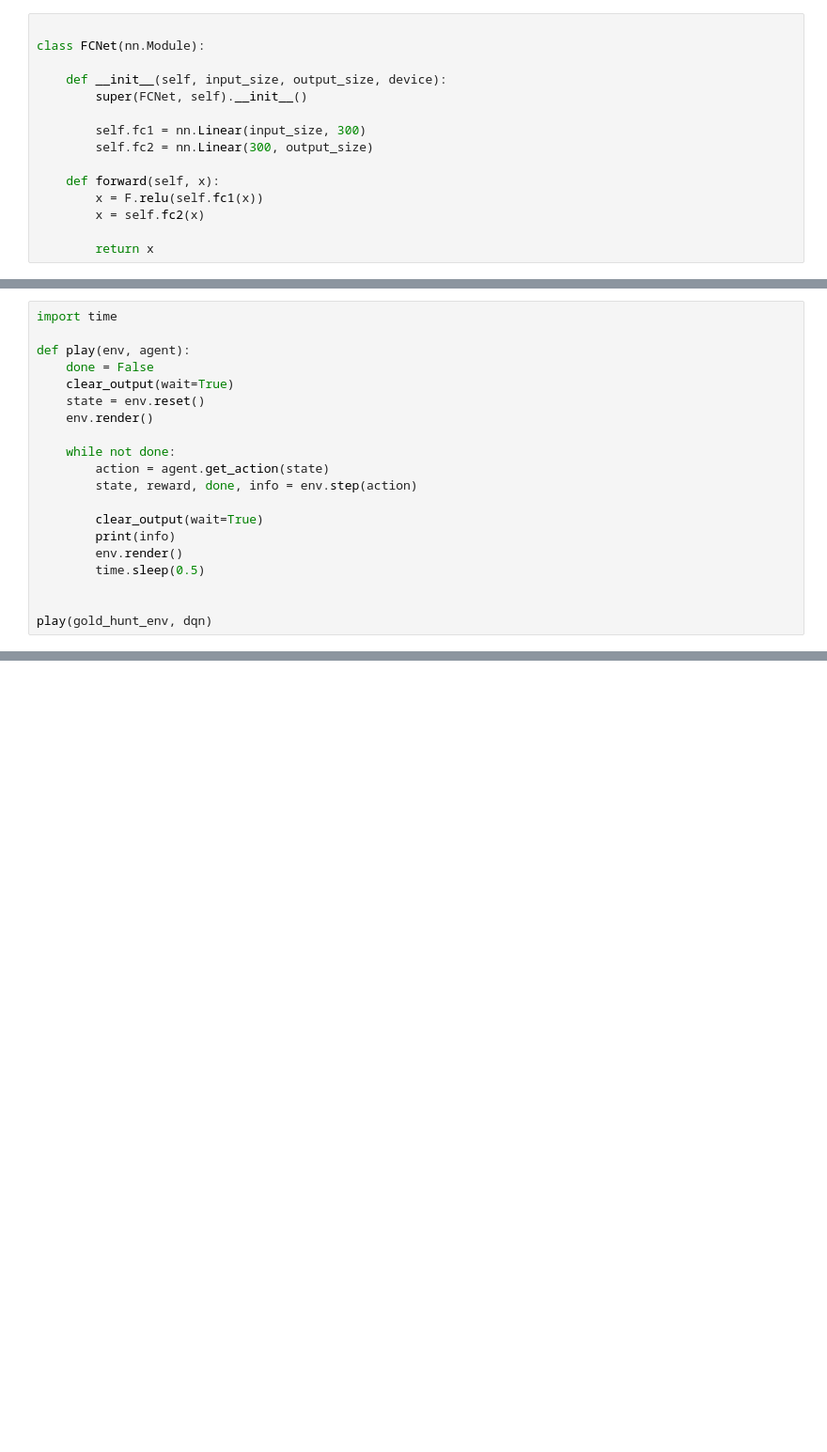
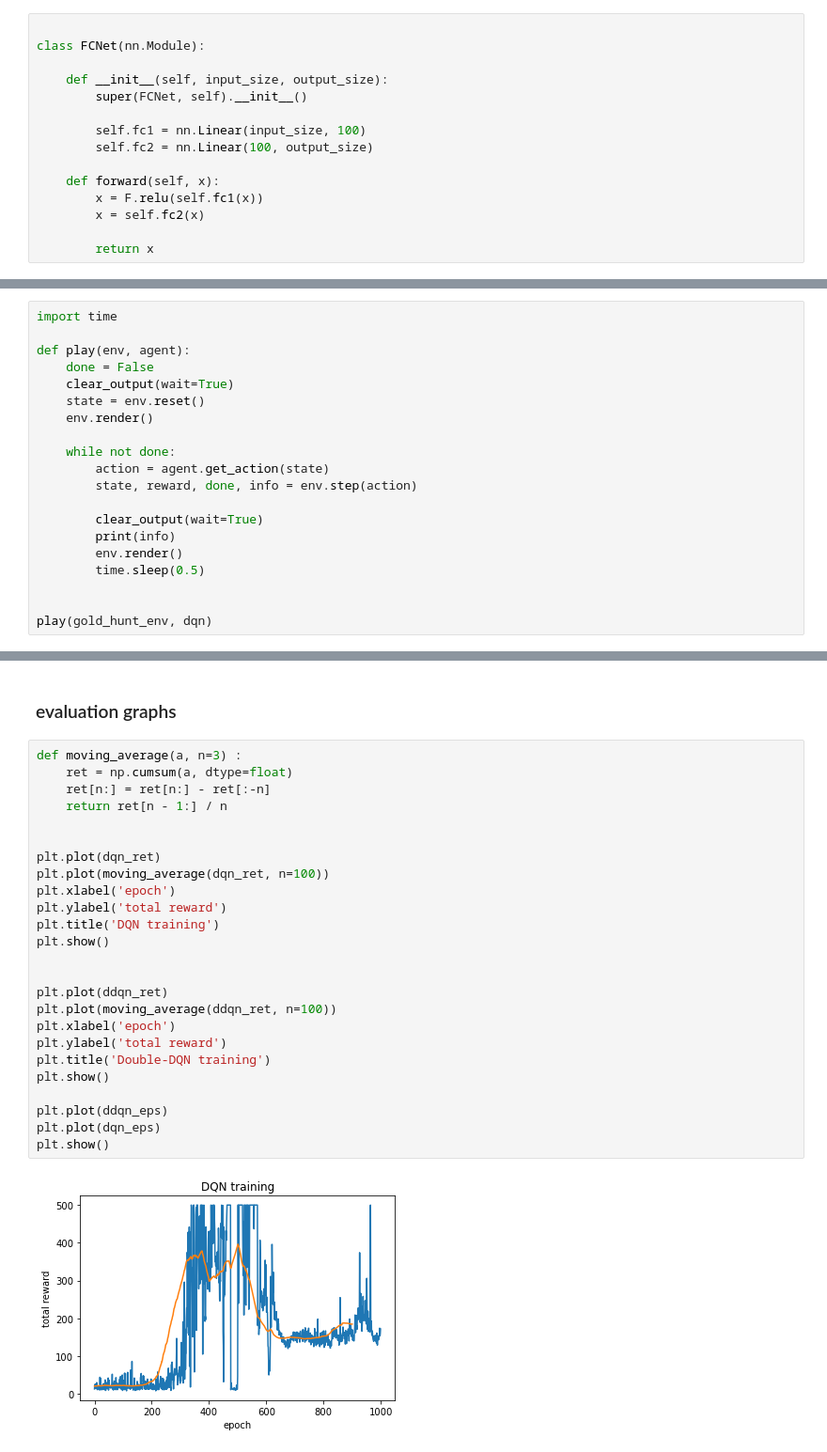
Before and after one commit to navidmdn/rl_fall2021, a Jupyter notebook: cse446-A2/solution.ipynb, the cells around one changed output, grey strips where cells are left out. Shown at 94% size. Drawn from its saved outputs; the diff is of its cells as text; blank space fills up the shorter version.

```diff
--- a/cse446-A2/solution.ipynb
+++ b/cse446-A2/solution.ipynb
@@ -87,11 +97,11 @@ lun_env.close()
 
 class FCNet(nn.Module):
 
-    def __init__(self, input_size, output_size, device):
+    def __init__(self, input_size, output_size):
         super(FCNet, self).__init__()
 
-        self.fc1 = nn.Linear(input_size, 300)
-        self.fc2 = nn.Linear(300, output_size)
+        self.fc1 = nn.Linear(input_size, 100)
+        self.fc2 = nn.Linear(100, output_size)
 
     def forward(self, x):
         x = F.relu(self.fc1(x))
@@ -713,0 +921,29 @@ play(gold_hunt_env, dqn)
+# %% [markdown]
+### evaluation graphs
+# %%
+def moving_average(a, n=3) :
+    ret = np.cumsum(a, dtype=float)
+    ret[n:] = ret[n:] - ret[:-n]
+    return ret[n - 1:] / n
+
+
+plt.plot(dqn_ret)
+plt.plot(moving_average(dqn_ret, n=100))
+plt.xlabel('epoch')
+plt.ylabel('total reward')
+plt.title('DQN training')
+plt.show()
+
+
+plt.plot(ddqn_ret)
+plt.plot(moving_average(ddqn_ret, n=100))
+plt.xlabel('epoch')
+plt.ylabel('total reward')
+plt.title('Double-DQN training')
+plt.show()
+
+plt.plot(ddqn_eps)
+plt.plot(dqn_eps)
+plt.show()
+# %% [output]
+[figure, added]
```
Also changed, not shown: parts of 37 cells of this notebook, 1 other file.
